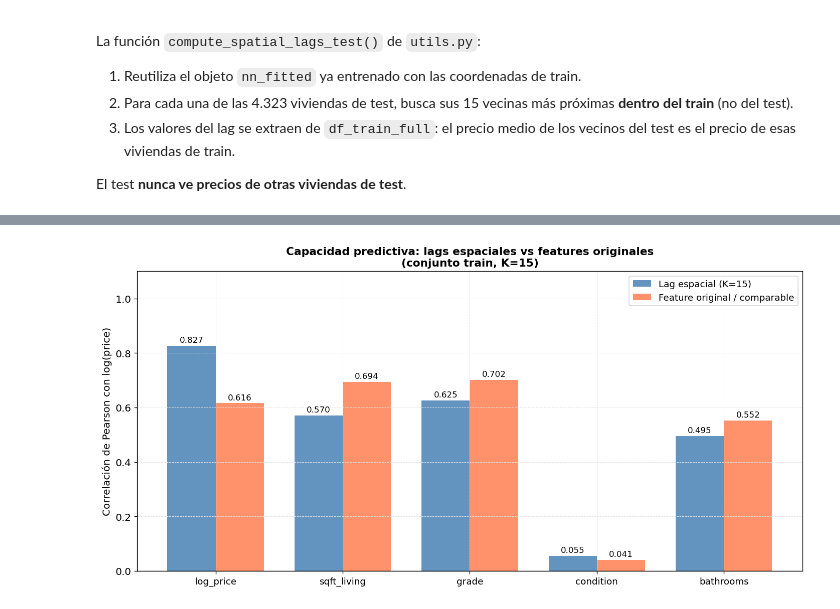
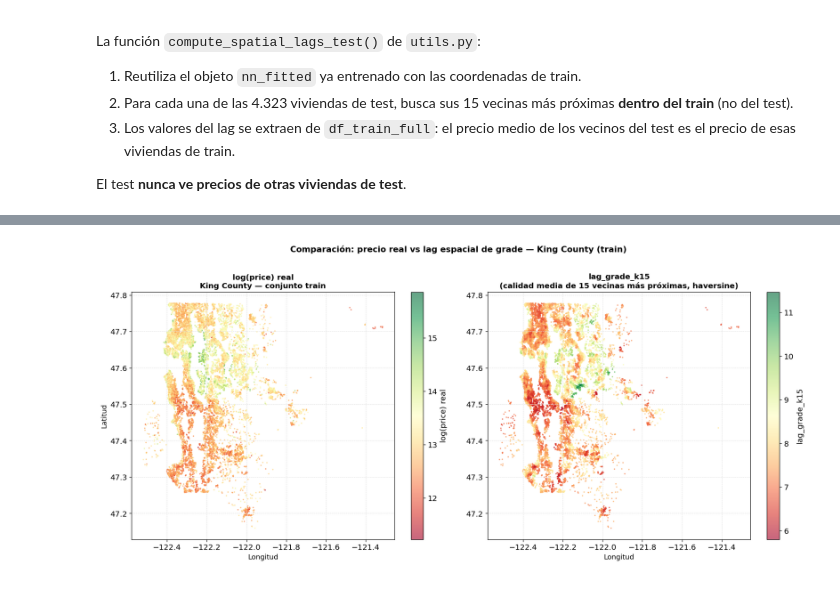
Before and after one commit to Levacker/TFM-valoracion-inmobiliaria, a Jupyter notebook: notebooks/03_spatial_features.ipynb, the cells around one changed output, grey strips where cells are left out. Drawn from its saved outputs; the diff is of its cells as text; code cells hidden in the pictures.

```diff
--- a/notebooks/03_spatial_features.ipynb
+++ b/notebooks/03_spatial_features.ipynb
@@ -153,18 +164,13 @@ El lag `lag_log_price_k15` representa el **precio medio de los vecinos**, no el
 # %%
-# Crear DataFrame temporal que combina X_train con y_train
-# Necesario para calcular el lag del precio (lag_log_price_k15)
+# Copias de trabajo para el cálculo de lags
 df_train_full = X_train.copy()
-df_train_full['log_price'] = y_train.values
-
-# Mismo para test (solo para consistencia de estructura)
-df_test_full = X_test.copy()
-df_test_full['log_price'] = y_test.values
+df_test_full  = X_test.copy()
 
 # Verificar que todas las features a lagear están disponibles
 for feat in LAG_FEATURES:
     assert feat in df_train_full.columns, f"Feature '{feat}' no encontrada en df_train_full"
 
-print(f'df_train_full: {df_train_full.shape}  (18 features originales + log_price)')
+print(f'df_train_full: {df_train_full.shape}')
 print(f'df_test_full:  {df_test_full.shape}')
 print(f'\nColumnas disponibles para lag: {[c for c in LAG_FEATURES if c in df_train_full.columns]}')
 # %% [output]
@@ -375,46 +378,31 @@ Correlación de Pearson: r = 0.8270  (Moran's I del EDA fue 0.84 — coherente)
 # %%
-# Figura 2: Correlaciones de los lags vs features originales con log_price
-lag_corrs = {col: df_train_spatial[col].corr(y_train) for col in lag_cols}
+# Figura 2: Mapa geográfico — precio real vs lag_grade_k15
+# Si los patrones son similares, el lag de calidad captura la estructura espacial del mercado
+fig, axes = plt.subplots(1, 2, figsize=(16, 7))
 
-orig_map = {
-    'lag_log_price_k15':   'sqft_living15',
-    'lag_sqft_living_k15': 'sqft_living',
-    'lag_grade_k15':       'grade',
-    'lag_condition_k15':   'condition',
-    'lag_bathrooms_k15':   'bathrooms'
-}
-orig_corrs = {col: X_train[orig_map[col]].corr(y_train) for col in lag_cols}
+sc1 = axes[0].scatter(
+    coords_train[:, 1], coords_train[:, 0],
+    c=y_train, cmap='RdYlGn', s=1.5, alpha=0.6
+)
+plt.colorbar(sc1, ax=axes[0], label='log(price) real')
+axes[0].set_title('log(price) real\nKing County — conjunto train', fontsize=12, fontweight='bold')
+axes[0].set_xlabel('Longitud', fontsize=11)
+axes[0].set_ylabel('Latitud', fontsize=11)
 
-fig, ax = plt.subplots(figsize=(12, 6))
-x      = np.arange(len(lag_cols))
-width  = 0.38
-labels = [c.replace('lag_', '').replace('_k15', '') for c in lag_cols]
+sc2 = axes[1].scatter(
+    coords_train[:, 1], coords_train[:, 0],
+    c=df_train_spatial['lag_grade_k15'], cmap='RdYlGn', s=1.5, alpha=0.6
+)
+plt.colorbar(sc2, ax=axes[1], label='lag_grade_k15')
+axes[1].set_title(f'lag_grade_k15\n(calidad media de {K} vecinas más próximas, haversine)',
+                  fontsize=12, fontweight='bold')
+axes[1].set_xlabel('Longitud', fontsize=11)
 
-bars1 = ax.bar(x - width/2, [lag_corrs[c] for c in lag_cols],
-               width, label=f'Lag espacial (K={K})', color='steelblue', alpha=0.85)
-bars2 = ax.bar(x + width/2, [orig_corrs[c] for c in lag_cols],
-               width, label='Feature original / comparable', color='coral', alpha=0.85)
-
-for bar in bars1:
-    ax.annotate(f'{bar.get_height():.3f}',
-                xy=(bar.get_x() + bar.get_width() / 2, bar.get_height()),
-                xytext=(0, 4), textcoords='offset points', ha='center', fontsize=10)
-for bar in bars2:
-    ax.annotate(f'{bar.get_height():.3f}',
-                xy=(bar.get_x() + bar.get_width() / 2, bar.get_height()),
-                xytext=(0, 4), textcoords='offset points', ha='center', fontsize=10)
-
-ax.set_xticks(x)
-ax.set_xticklabels(labels, fontsize=11)
-ax.set_ylabel('Correlación de Pearson con log(price)', fontsize=12)
-ax.set_title(f'Capacidad predictiva: lags espaciales vs features originales\n(conjunto train, K={K})',
-             fontsize=13, fontweight='bold')
-ax.legend(fontsize=11)
-ax.axhline(0, color='black', linewidth=0.8)
-ax.set_ylim(0, 1.1)
+fig.suptitle('Comparación: precio real vs lag espacial de grade — King County (train)',
+             fontsize=13, fontweight='bold', y=1.01)
 plt.tight_layout()
-plt.savefig(FIGURES + '03_correlaciones_lags.png')
+plt.savefig(FIGURES + '03_mapa_lag_grade.png', bbox_inches='tight')
 plt.show()
 # %% [output]
-[figure, old version]
+[figure, new version]
 # %%
```
Also changed, not shown: parts of 17 cells of this notebook, 12 other files.
